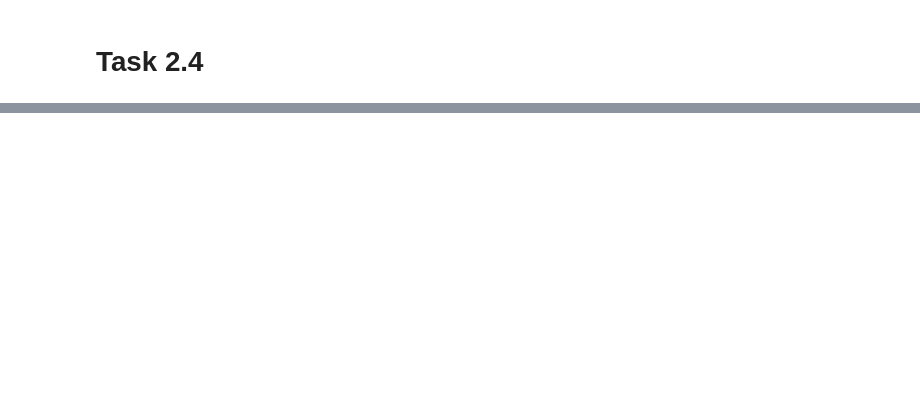
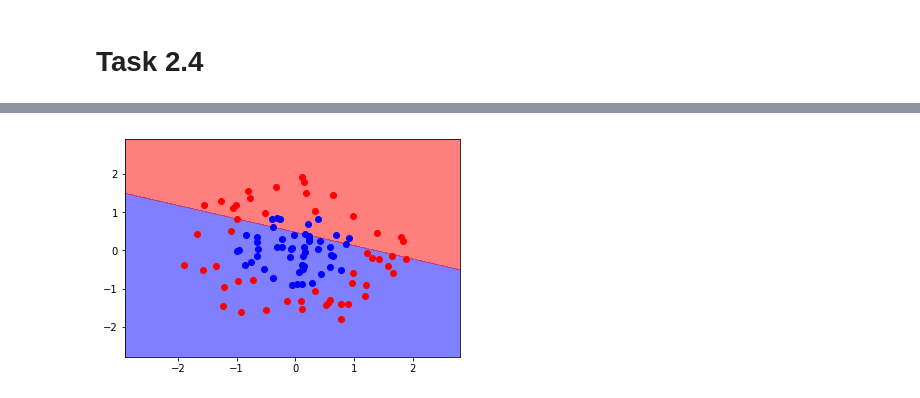
Before and after one commit to JWuzyk/Machine-Learning-Practical-Lab, a Jupyter notebook: Sheet 2.ipynb, the cells around one changed output, grey strips where cells are left out. Saved outputs shown, nothing was run; the diff lists cells and outputs as text; code cells hidden in the pictures; blank space fills up the shorter version.

```diff
--- a/Sheet 2.ipynb
+++ b/Sheet 2.ipynb
@@ -57,7 +84,7 @@ x, y = expTestData(20, 0.25, 2)
 def SMO(x, y, iterations, C):
     n = len(x)
     beta = np.zeros(n)
-    b = 0
+    bias = 0
 
     for k in range(iterations):
         #picks two non equal integers from 0 to n
@@ -65,3 +92,8 @@ def SMO(x, y, iterations, C):
 
         #updates beta and bias according to onestep algorithm
         beta, bias = OneStep(i,j, x, y, beta, bias, C)
+
+    s=(SVMfunc2(x,x,y,beta,bias)-y)[beta!=0]
+    bias=bias-np.median(s)
+
+    return (beta,bias)
@@ -71,0 +183,5 @@ x_testdata, y_testdata = expTestData(1000, )
+# %%
+conplot(X_Data,Y_Data,100,10)
+plt.show()
+# %% [output]
+[figure, added]
```
Also changed, not shown: parts of 19 cells of this notebook, 4 other files.
